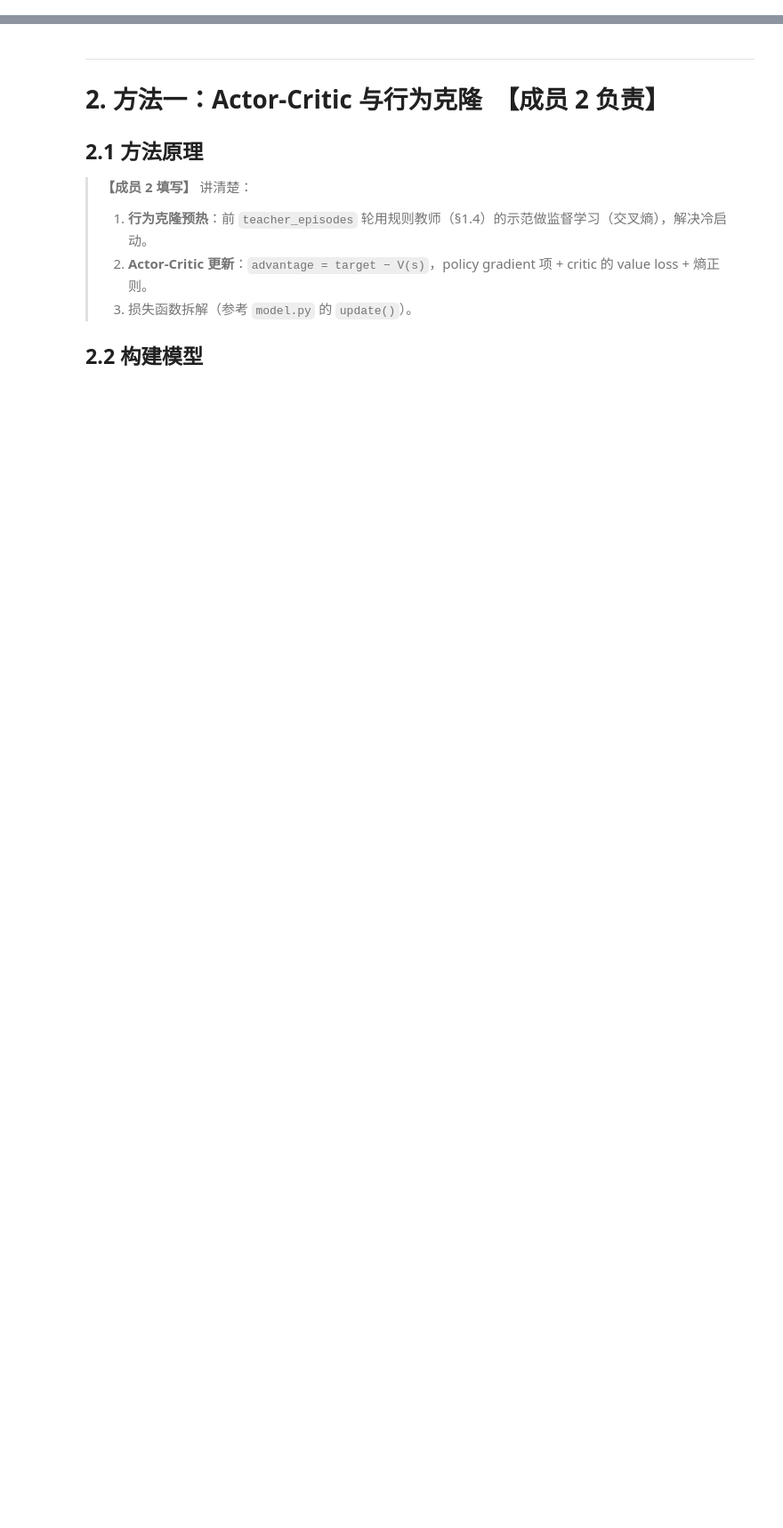
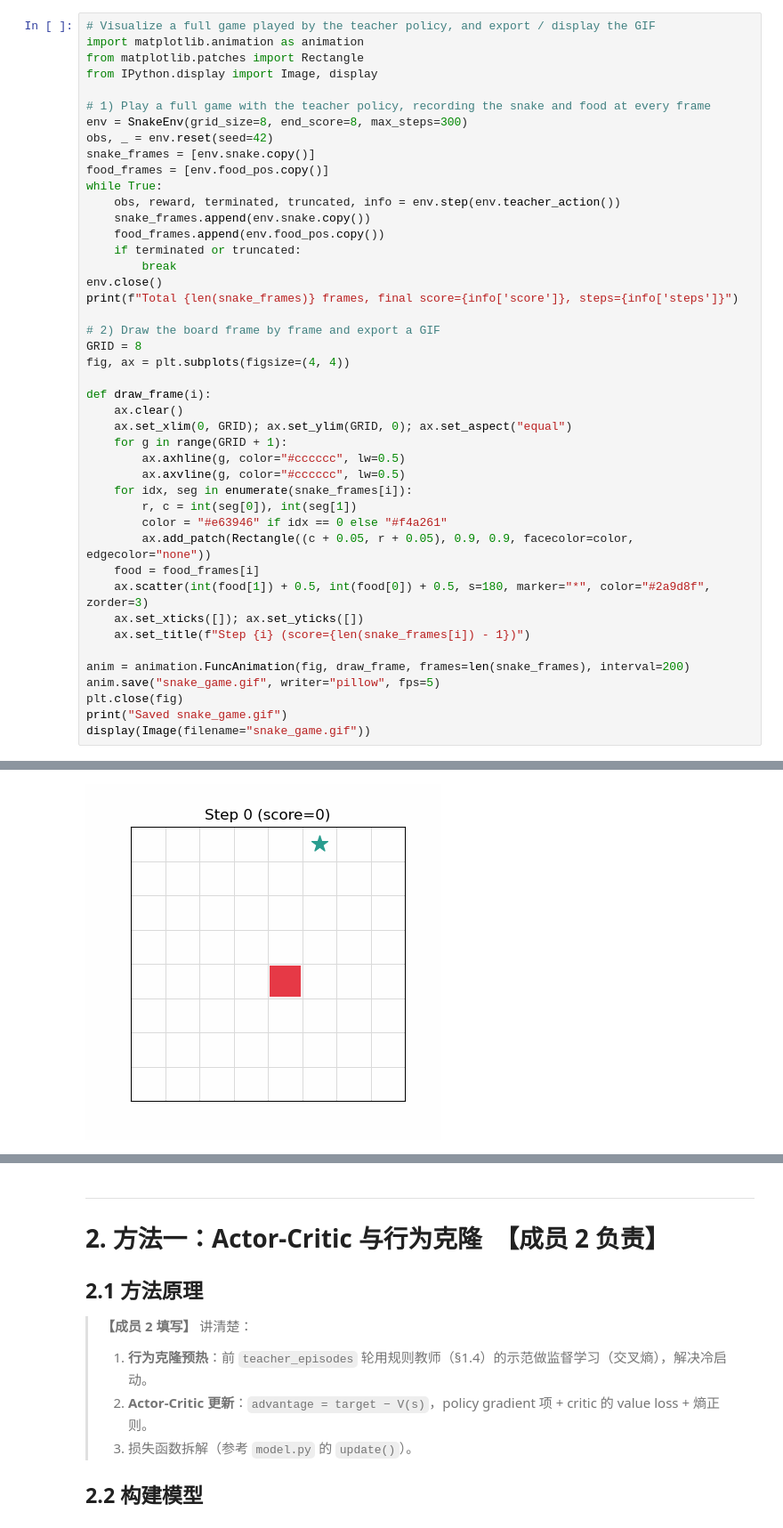
Before and after one commit to Allepsilon-0/DSA5102-Final-Group-Project, a Jupyter notebook: Snake/DSA5102_final_project_snake.ipynb, the cells around one changed output, grey strips where cells are left out. Shown at 89% size. Drawn from its saved outputs; the diff is of its cells as text; blank space fills up the shorter version.

```diff
--- a/Snake/DSA5102_final_project_snake.ipynb
+++ b/Snake/DSA5102_final_project_snake.ipynb
@@ -94,0 +112,45 @@ plt.show()
+# %%
+# Visualize a full game played by the teacher policy, and export / display the GIF
+import matplotlib.animation as animation
+from matplotlib.patches import Rectangle
+from IPython.display import Image, display
+
+# 1) Play a full game with the teacher policy, recording the snake and food at every frame
+env = SnakeEnv(grid_size=8, end_score=8, max_steps=300)
+obs, _ = env.reset(seed=42)
+snake_frames = [env.snake.copy()]
+food_frames = [env.food_pos.copy()]
+while True:
+    obs, reward, terminated, truncated, info = env.step(env.teacher_action())
+    snake_frames.append(env.snake.copy())
+    food_frames.append(env.food_pos.copy())
+    if terminated or truncated:
+        break
+env.close()
+print(f"Total {len(snake_frames)} frames, final score={info['score']}, steps={info['steps']}")
+
+# 2) Draw the board frame by frame and export a GIF
+GRID = 8
+fig, ax = plt.subplots(figsize=(4, 4))
+
+def draw_frame(i):
+    ax.clear()
+    ax.set_xlim(0, GRID); ax.set_ylim(GRID, 0); ax.set_aspect("equal")
+    for g in range(GRID + 1):
+        ax.axhline(g, color="#cccccc", lw=0.5)
+        ax.axvline(g, color="#cccccc", lw=0.5)
+    for idx, seg in enumerate(snake_frames[i]):
+        r, c = int(seg[0]), int(seg[1])
+        color = "#e63946" if idx == 0 else "#f4a261"
+        ax.add_patch(Rectangle((c + 0.05, r + 0.05), 0.9, 0.9, facecolor=color, edgecolor="none"))
+    food = food_frames[i]
+    ax.scatter(int(food[1]) + 0.5, int(food[0]) + 0.5, s=180, marker="*", color="#2a9d8f", zorder=3)
+    ax.set_xticks([]); ax.set_yticks([])
+    ax.set_title(f"Step {i} (score={len(snake_frames[i]) - 1})")
+
+anim = animation.FuncAnimation(fig, draw_frame, frames=len(snake_frames), interval=200)
+anim.save("snake_game.gif", writer="pillow", fps=5)
+plt.close(fig)
+print("Saved snake_game.gif")
+display(Image(filename="snake_game.gif"))
+# %% [output]
@@ -95 +159,2 @@ plt.show()
+[figure, added]
 # %% [markdown]
```
Also changed, not shown: parts of 19 cells of this notebook, 1 other file.
